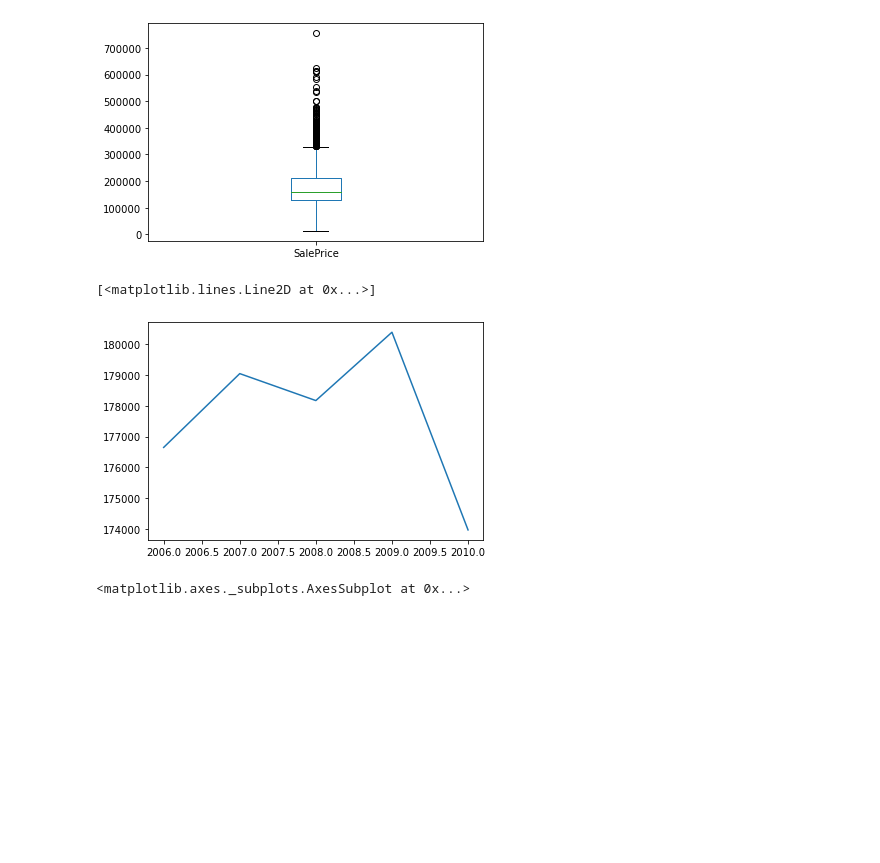
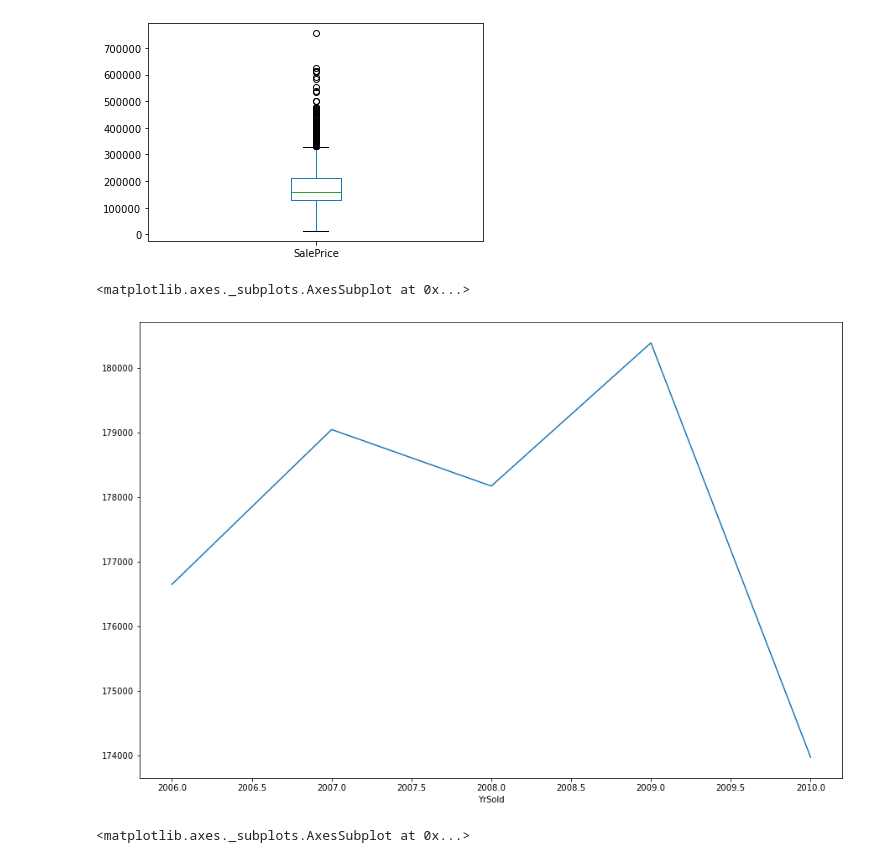
Before and after one commit to djhang99/housing_prices, a Jupyter notebook: Hugh_Goode/EDA_hg.ipynb, the cells around one changed output. Cells and saved outputs as stored; diff of their text form; code cells hidden in the pictures; blank space fills up the shorter version.

```diff
--- a/Hugh_Goode/EDA_hg.ipynb
+++ b/Hugh_Goode/EDA_hg.ipynb
@@ -227,10 +227,10 @@ price.plot.box()
 <matplotlib.axes._subplots.AxesSubplot at 0x...>
 [figure]
 # %%
-plt.plot(housing.groupby(['YrSold'])['SalePrice'].agg('mean'))
+housing.groupby(['YrSold'])['SalePrice'].agg('mean').plot(figsize = (15,10))
 # %% [output]
-[<matplotlib.lines.Line2D at 0x...>]
+<matplotlib.axes._subplots.AxesSubplot at 0x...>
-[figure, old version]
+[figure, new version]
 # %%
 housing.groupby(['YrSold', 'MoSold'])["SalePrice"].agg('mean').plot(figsize = (15,10))
 # %% [output]
```
Also changed, not shown: 17 other files.
